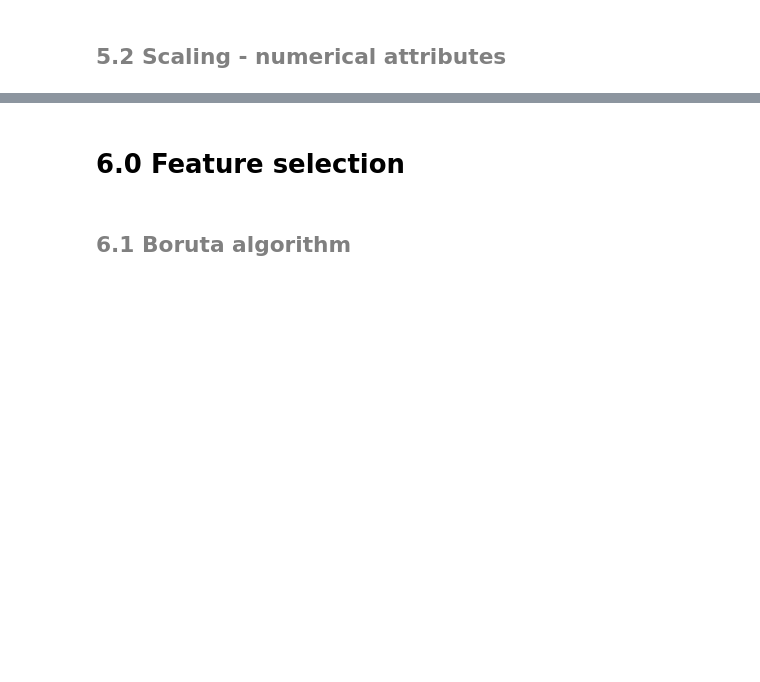
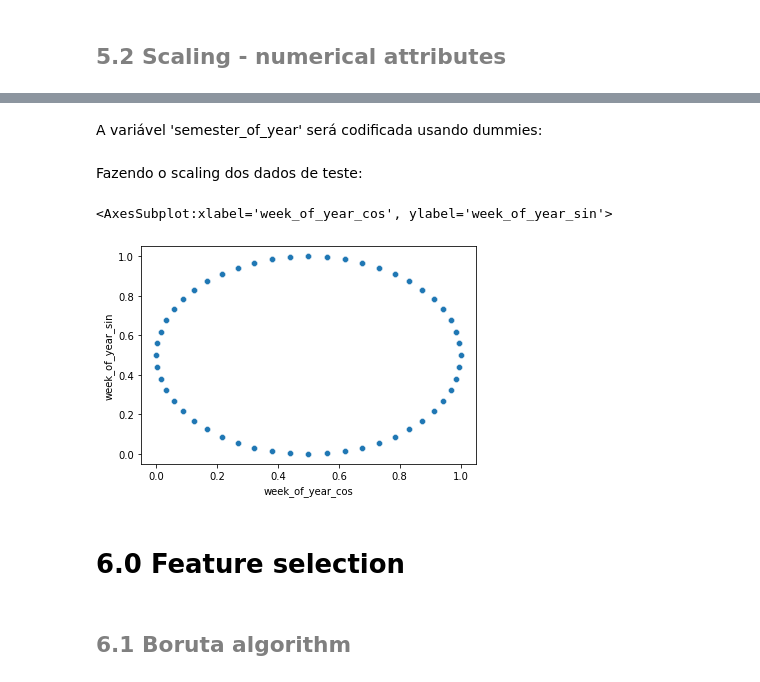
Before and after one commit to GustavoHBDuarte/just-chalenge, a Jupyter notebook: notebook_main.ipynb, the cells around one changed output, grey strips where cells are left out. Drawn from its saved outputs; the diff is of its cells as text; code cells hidden in the pictures; blank space fills up the shorter version.

Commit message:
Feature engineering finished. Data scaling finished. Machine learning model evaluation started. ARIME evaluation in progress.

```diff
--- a/notebook_main.ipynb
+++ b/notebook_main.ipynb
@@ -843,4 +964,6 @@ df_2
 # %% [markdown]
 # 5.0 Data preparation
+# %%
+df_5 = df_grouped.copy()
 # %% [markdown]
 ## <font color="gray"> 5.1 Train/Test split </font>
@@ -846,0 +988,19 @@ df_2
+# %%
+# Redefining os index
+
+df_5.index = [i for i in range(0,len(df_5))]
+
+
+# Uma vez que as variáveis de data já foi desmembrada em novas features, remover a coluna 'year'
+
+df_5 = df_5.drop(columns=['year'])
+# %%
+# Train
+
+train, test = df_5.iloc[:floor(len(df_5)*0.8),:], df_5.iloc[floor(len(df_5)*0.8):,:]
+
+# X
+X_train, X_test = train.drop(columns=['net_revenue']), test.drop(columns=['net_revenue'])
+
+# y
+y_train, y_test = train['net_revenue'].copy(), test['net_revenue'].copy()
@@ -850,0 +1088,8 @@ df_2
+# %% [markdown]
+A variável 'semester_of_year' será codificada usando dummies:
+# %%
+# 'semester_of_year' - dummies
+
+X_train = pd.get_dummies(data=X_train, columns=['semester_of_year'], prefix=['semester_of_year'])
+# %% [markdown]
+Fazendo o scaling dos dados de teste:
@@ -851,3 +1175,8 @@ df_2
+# %%
+sns.scatterplot(x='week_of_year_cos', y='week_of_year_sin', data=X_train)
+# %% [output]
+<AxesSubplot:xlabel='week_of_year_cos', ylabel='week_of_year_sin'>
+[figure, added]
 # %% [markdown]
 # 6.0 Feature selection
 # %% [markdown]
```
Also changed, not shown: parts of 111 cells of this notebook.
